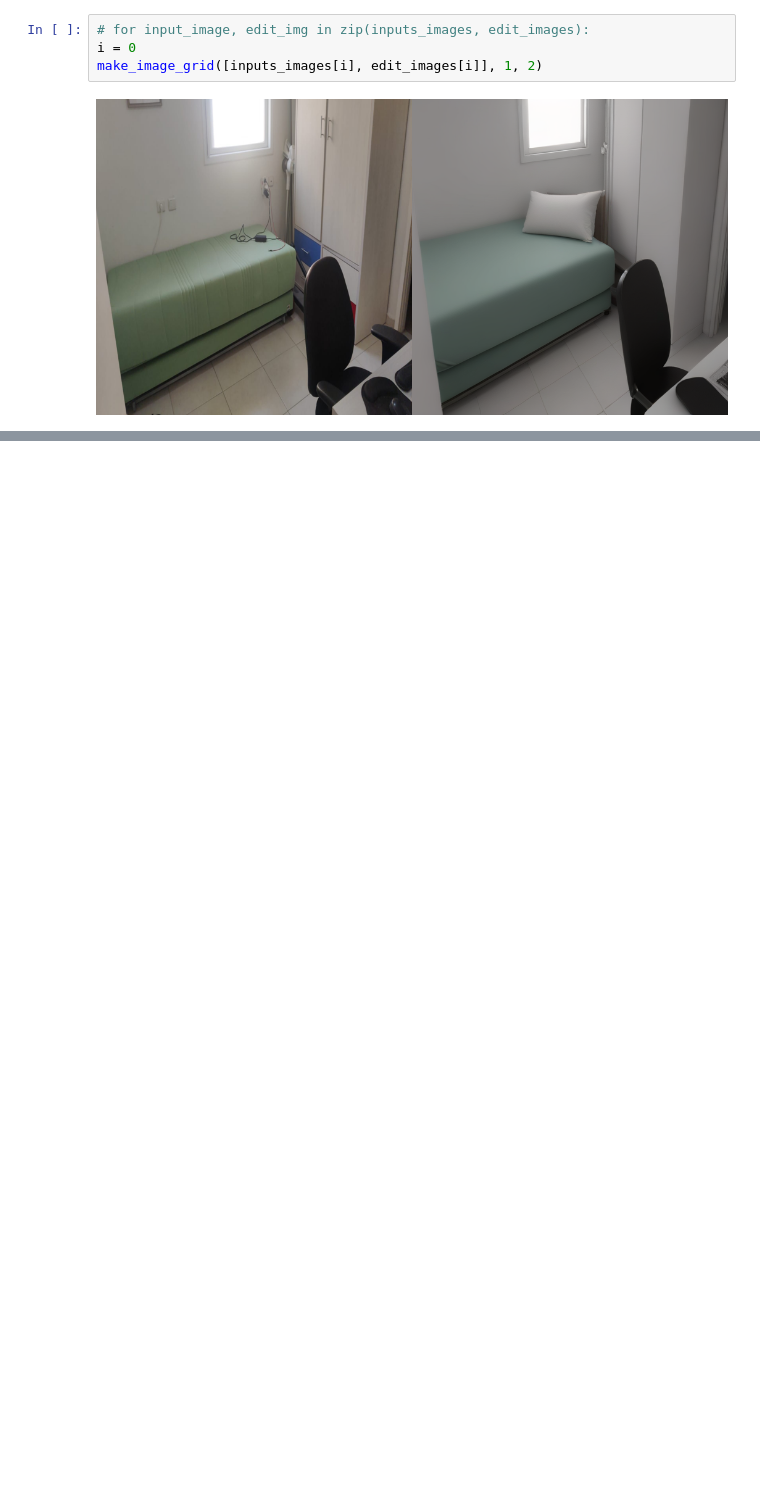
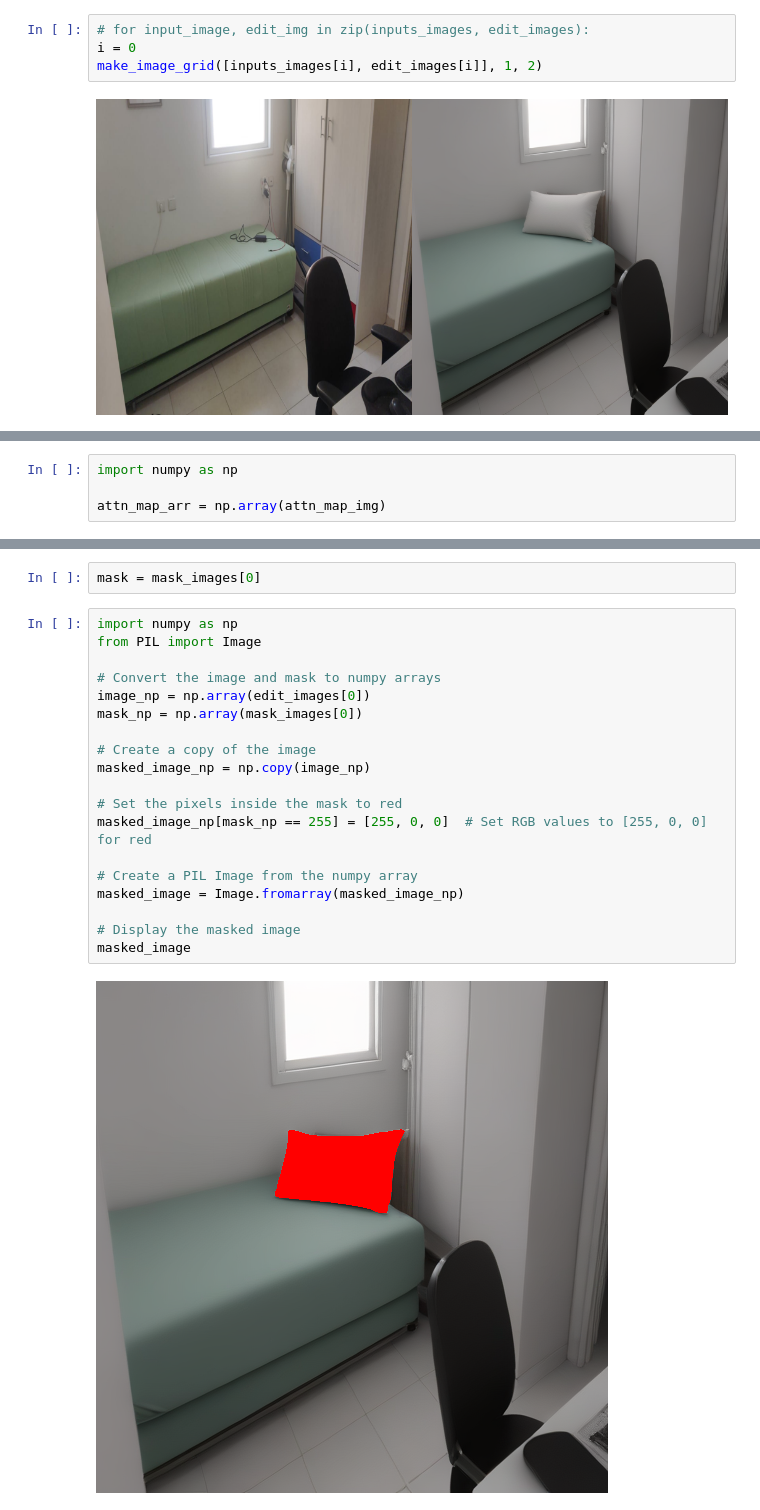
Before and after one commit to yairshp/ReNoise-Inversion, a Jupyter notebook: playground.ipynb, the cells around one changed output, grey strips where cells are left out. Drawn from its saved outputs; the diff is of its cells as text; blank space fills up the shorter version.

```diff
--- a/playground.ipynb
+++ b/playground.ipynb
@@ -139,0 +147,4 @@ visualize_and_save_attn_map(attn_map, pipe_inference.tokenizer, edit_propmts[0])
+# %%
+import numpy as np
+
+attn_map_arr = np.array(attn_map_img)
@@ -139,0 +200,23 @@ visualize_and_save_attn_map(attn_map, pipe_inference.tokenizer, edit_propmts[0])
+# %%
+mask = mask_images[0]
+# %%
+import numpy as np
+from PIL import Image
+
+# Convert the image and mask to numpy arrays
+image_np = np.array(edit_images[0])
+mask_np = np.array(mask_images[0])
+
+# Create a copy of the image
+masked_image_np = np.copy(image_np)
+
+# Set the pixels inside the mask to red
+masked_image_np[mask_np == 255] = [255, 0, 0]  # Set RGB values to [255, 0, 0] for red
+
+# Create a PIL Image from the numpy array
+masked_image = Image.fromarray(masked_image_np)
+
+# Display the masked image
+masked_image
+# %% [output]
+[figure, added]
```
Also changed, not shown: parts of 16 cells of this notebook, 2 other files.
